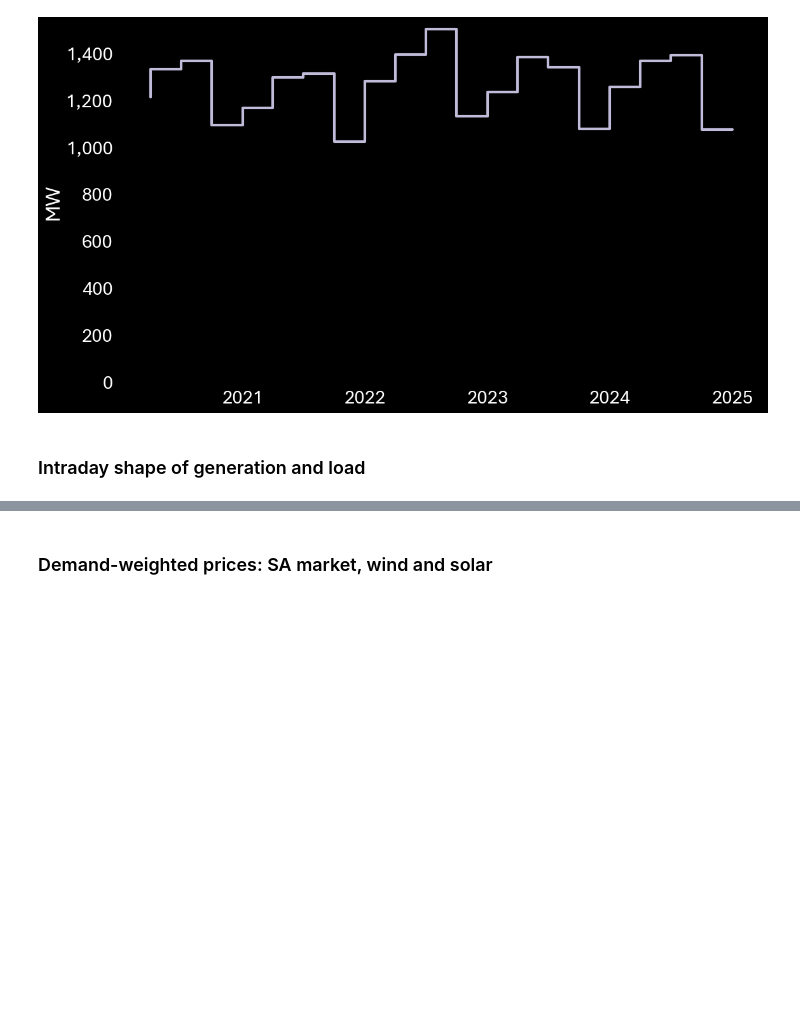
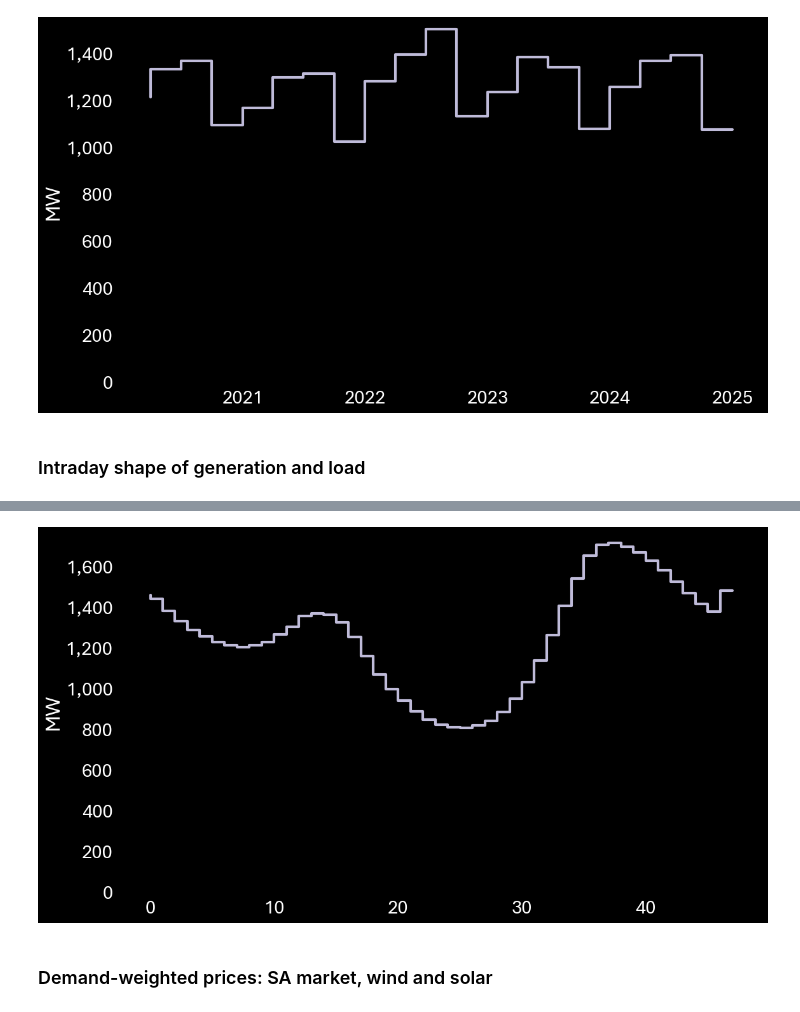
Before and after one commit to MarkusMannheim/contract_modelling, a Jupyter notebook: data_preparation.ipynb, the cells around one changed output, grey strips where cells are left out. Cells and saved outputs as stored; diff of their text form; code cells hidden in the pictures; blank space fills up the shorter version.

```diff
--- a/data_preparation.ipynb
+++ b/data_preparation.ipynb
@@ -409,3 +417,35 @@ sa
+# %%
+# Prepare load data
+sa_demand_and_prices["30-min interval"] = sa_demand_and_prices.index.hour * 2 + sa_intraday_gen_data.index.minute // 30
+chart_data = sa_demand_and_prices.pivot_table(
+    index="30-min interval",
+    values="Total demand",
+    aggfunc="mean")
+
+# Save intraday generation data
+chart_data.to_csv(
+    os.path.join(data_dir, "sa_mean_intraday_load.csv"))
+
+# Plot intraday generation
+fig, ax = plt.subplots(
+    figsize=(12, 6.75),
+    tight_layout=True)
+ax.step(
+    x=chart_data.index,
+    y=chart_data["Total demand"],
+    where="pre",
+    linewidth=3,
+    color="C2")
+plt.ylabel("MW")
+plt.ylim(0)
+ax.yaxis.set_major_formatter(lambda x, p: f"{x:,.0f}")
+for frame in ["top", "right", "bottom", "left"]:
+    ax.spines[frame].set_visible(False)
+plt.savefig(
+    os.path.join(charts_dir, "sa_mean_intraday_load.png"))
+plt.show()
+# %% [output]
+[figure, added]
 # %% [markdown]
 ### Demand-weighted prices: SA market, wind and solar
 # %%
```
Also changed, not shown: parts of 6 cells of this notebook, 1 other file.
